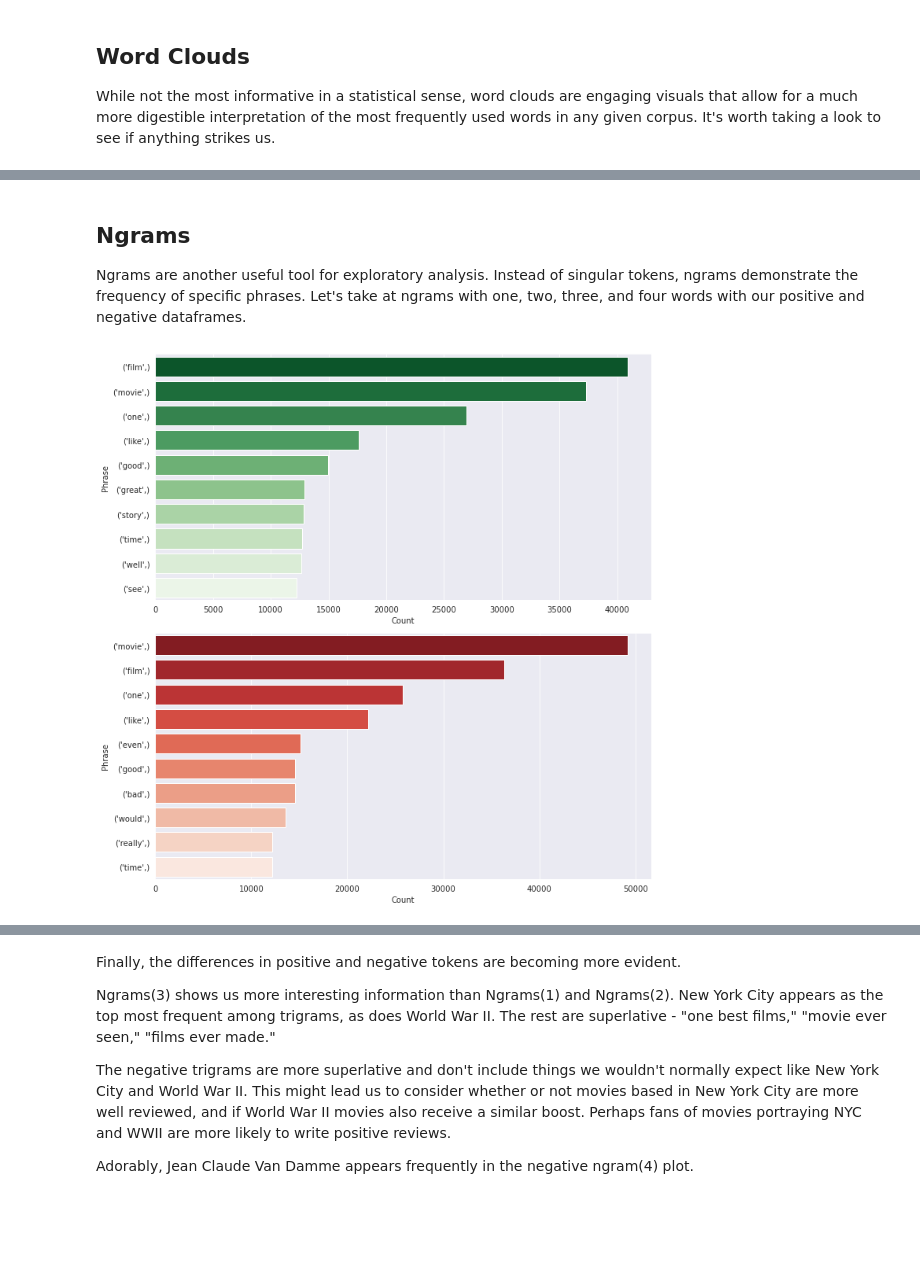
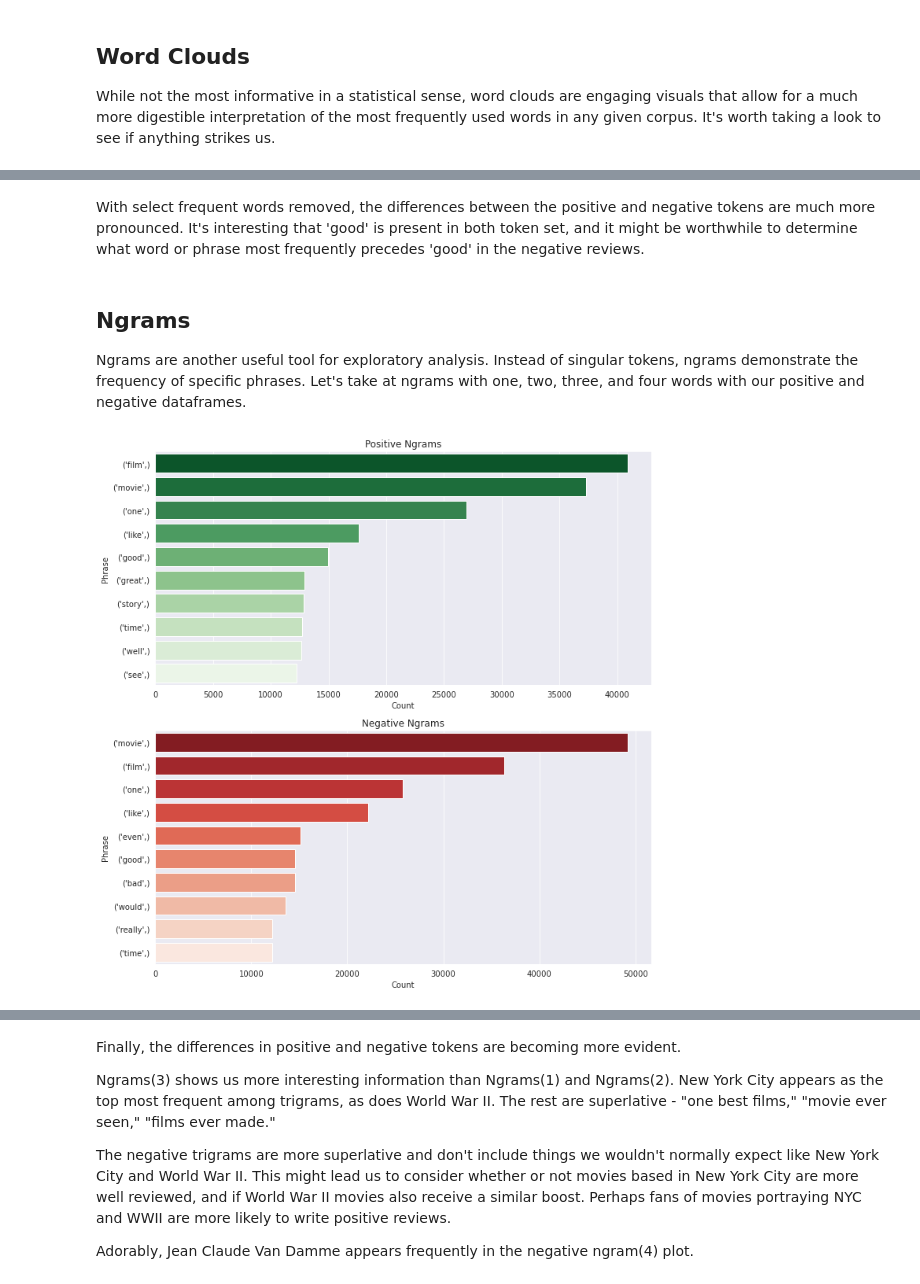
Before and after one commit to Drymander/dsc-phase-4-project, a Jupyter notebook: Johnny Dryman - Phase 4 Project Notebook.ipynb, the cells around one changed output, grey strips where cells are left out. Saved outputs shown, nothing was run; the diff lists cells and outputs as text; code cells hidden in the pictures; blank space fills up the shorter version.

```diff
--- a/Johnny Dryman - Phase 4 Project Notebook.ipynb
+++ b/Johnny Dryman - Phase 4 Project Notebook.ipynb
@@ -28,7 +28,7 @@ We will first want to install the Python packages we will need to perform data i
 #Standard python libraries
 import pandas as pd
 import seaborn as sns
-# sns.set_context('talk')
+sns.set_context('talk')
 import matplotlib.pyplot as plt
 import numpy as np
 import warnings
@@ -40,7 +40,7 @@ from sklearn.preprocessing import MinMaxScaler,StandardScaler,OneHotEncoder
 scaler = StandardScaler()
 from sklearn import metrics
 
-# # Models & Utilities
+# Models & Utilities
 from sklearn.dummy import DummyClassifier
 from sklearn.linear_model import LogisticRegression,LogisticRegressionCV
 from sklearn.ensemble import RandomForestClassifier
@@ -198,6 +198,18 @@ stop_words_list += remove_words
 def my_tokenizer(review, stop_words=False,
                  stop_words_add=[],
                  remove_words=remove_words, show_full=False):
+
+    """
+    review :: the review that requires tokenization
+    stop_words :: when set to False, stop words wil not be automatically
+        implemented
+    stop_words_add :: option to add a list of stop words within the function
+    remove_words :: used in case user wants to redefine the remove_words list
+        throughout the notebook
+    show_full :: when True, returns a preview of the tokenized review in long
+        string format
+
+    """
 
     # Determine pattern for regexp_tokenize
     pattern = r"([a-zA-Z]+(?:'[a-z]+)?)"
@@ -381,3 +487,5 @@ Aside from the color palettes, the results match what we found in our frequency
+# %% [markdown]
+With select frequent words removed, the differences between the positive and negative tokens are much more pronounced.  It's interesting that 'good' is present in both token set, and it might be worthwhile to determine what word or phrase most frequently precedes 'good' in the negative reviews.
 # %% [markdown]
 ## Ngrams
 
@@ -385,42 +493,51 @@ Ngrams are another useful tool for exploratory analysis.  Instead of singular to
 # %%
 # Define function for plotting horizontal bar charts based on ngrams
 def plot_ngram(i, tokens_pos=tokens_pos, tokens_neg=tokens_neg):
+
+    """
+    i :: integer value for length of ngram
+    tokens_pos :: positive tokens, set to tokens_pos by default
+    tokens_neg :: negative tokens, set to tokens_neg by default
+
+    """
 
     # Setting up ngrams depending on our specified value for 'i'
     n_gram_pos = (pd.Series(nltk.ngrams(tokens_pos, i)).value_counts())[:10]
     n_gram_neg = (pd.Series(nltk.ngrams(tokens_neg, i)).value_counts())[:10]
 
     # Creating p/n dataframes
     n_gram_df_pos = pd.DataFrame(n_gram_pos)
     n_gram_df_neg = pd.DataFrame(n_gram_neg)
 
     # Resetting index for labeling on plots
     n_gram_df_pos = n_gram_df_pos.reset_index()
     n_gram_df_neg = n_gram_df_neg.reset_index()
 
     # Renaming plots
     n_gram_df_pos = n_gram_df_pos.rename(columns={'index': 'Phrase', 0: 'Count'})
     n_gram_df_neg = n_gram_df_neg.rename(columns={'index': 'Phrase', 0: 'Count'})
 
     # Setting seaborn grid style to 'darkgrid'
     with sns.axes_style('darkgrid'):
 
         # Setting up two figures to stack on top of each other
         fig = plt.figure(figsize = (10,10))
         ax1 = fig.add_subplot(211)
         ax2 = fig.add_subplot(212)
 
         # Assigning each barplot to positive and negative ngram sets
-        sns.barplot(ax=ax1, x='Count',y='Phrase', data=n_gram_df_pos, palette='Greens_r')
-        sns.barplot(ax=ax2, x='Count',y='Phrase', data=n_gram_df_neg, palette='Reds_r')
+        sns.barplot(ax=ax1, x='Count',y='Phrase', data=n_gram_df_pos,
+                    palette='Greens_r').set(title='Positive Ngrams')
+        sns.barplot(ax=ax2, x='Count',y='Phrase', data=n_gram_df_neg,
+                    palette='Reds_r').set(title='Negative Ngrams')
 
     # Return plot with tight layout
     plt.tight_layout()
 
 # Plot one word ngrams
 plot_ngram(1)
 # %% [output]
-[figure, old version]
+[figure, new version]
 # %%
 # Plot two word ngrams
 plot_ngram(2)
```
Also changed, not shown: parts of 35 cells of this notebook, 3 other files.
